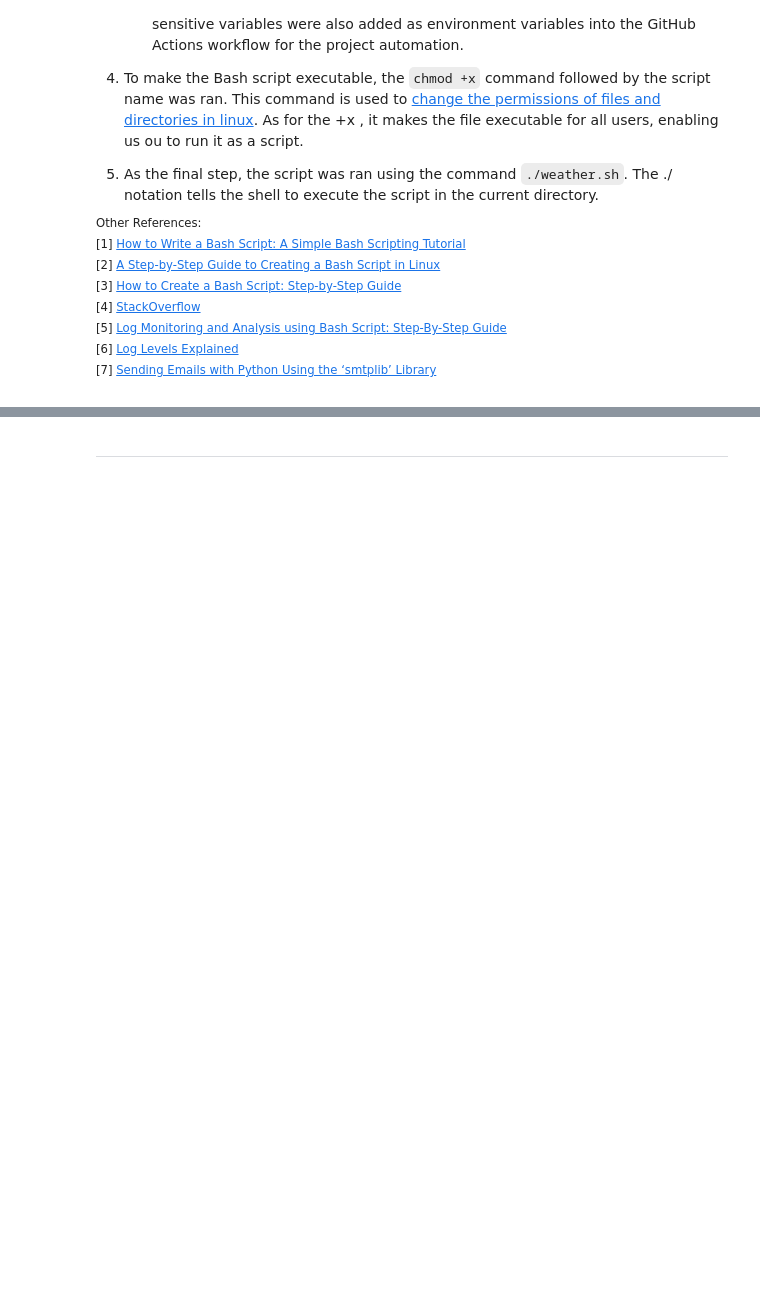
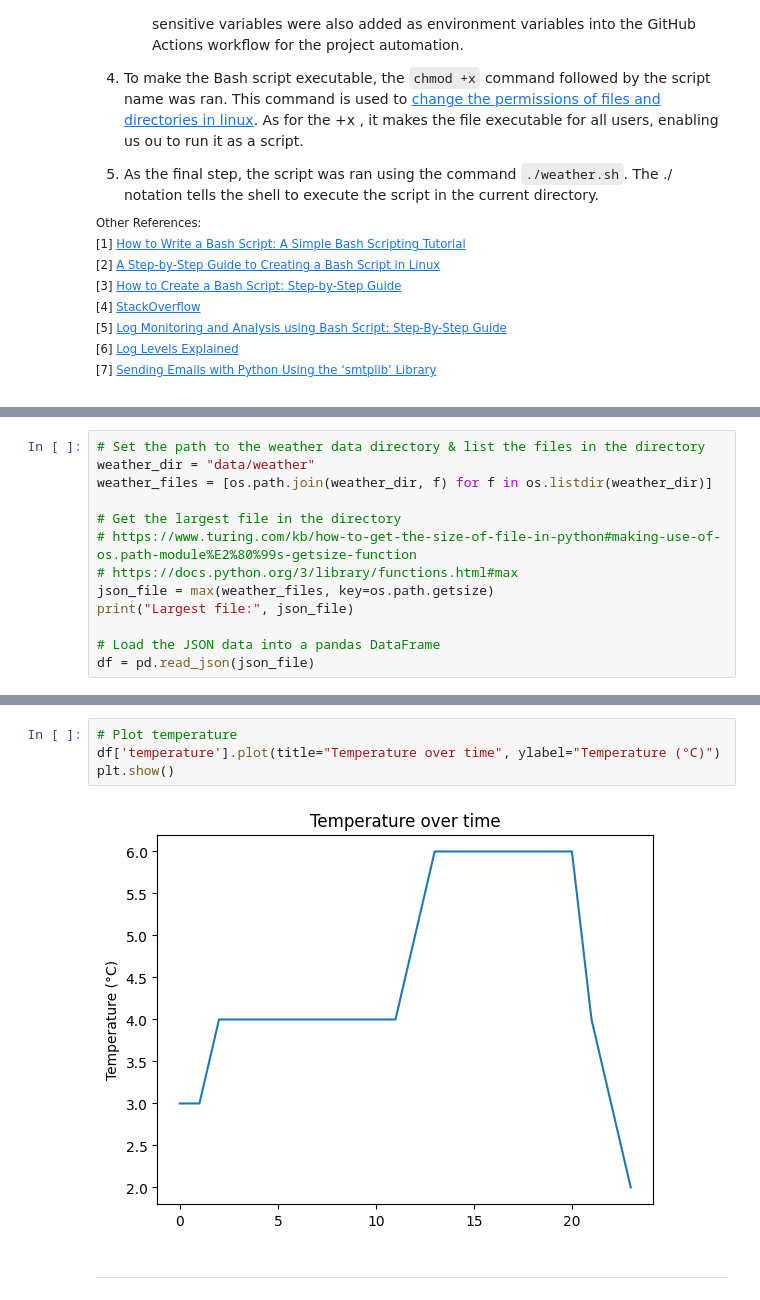
Before and after one commit to TindraIS/comp-infrastructure, a Jupyter notebook: weather.ipynb, the cells around one changed output, grey strips where cells are left out. Cells and saved outputs as stored; diff of their text form; blank space fills up the shorter version.

```diff
--- a/weather.ipynb
+++ b/weather.ipynb
@@ -151,0 +169,13 @@ fi
+# %%
+# Set the path to the weather data directory & list the files in the directory
+weather_dir = "data/weather"
+weather_files = [os.path.join(weather_dir, f) for f in os.listdir(weather_dir)]
+
+# Get the largest file in the directory
+# https://www.turing.com/kb/how-to-get-the-size-of-file-in-python#making-use-of-os.path-module%E2%80%99s-getsize-function
+# https://docs.python.org/3/library/functions.html#max
+json_file = max(weather_files, key=os.path.getsize)
+print("Largest file:", json_file)
+
+# Load the JSON data into a pandas DataFrame
+df = pd.read_json(json_file)
@@ -152,3 +231,9 @@ fi
+# %%
+# Plot temperature
+df['temperature'].plot(title="Temperature over time", ylabel="Temperature (°C)")
+plt.show()
+# %% [output]
+[figure, added]
 # %% [markdown]
 ---
 # %% [markdown]
```
Also changed, not shown: parts of 7 cells of this notebook, 9 other files.
